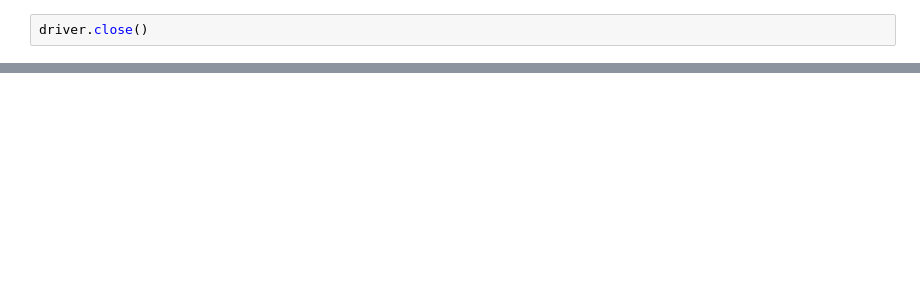
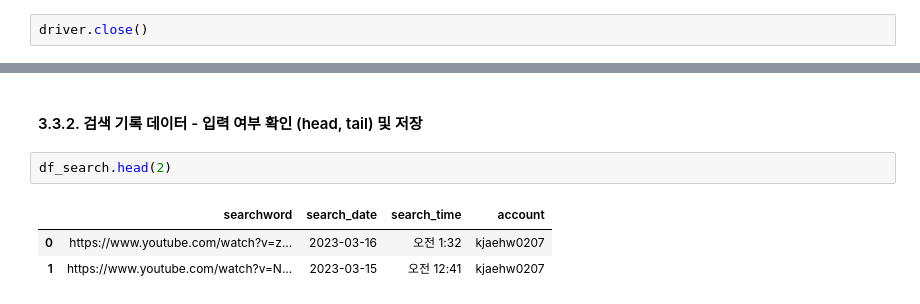
Before and after one commit to Jhwan-adV/side1_youtube, a Jupyter notebook: 001_Initial_Watch_Records.ipynb, the cells around one changed output, grey strips where cells are left out. Cells and saved outputs as stored; diff of their text form; blank space fills up the shorter version.

```diff
--- a/001_Initial_Watch_Records.ipynb
+++ b/001_Initial_Watch_Records.ipynb
@@ -434,0 +472,8 @@ df_record.tail(3)
+# %% [markdown]
+#### 3.3.2. 검색 기록 데이터 - 입력 여부 확인 (head, tail) 및 저장
+# %%
+df_search.head(2)
+# %% [output]
+|  | searchword | search_date | search_time | account |
+| 0 | https://www.youtube.com/watch?v=z... | 2023-03-16 | 오전 1:32 | kjaehw0207 |
+| 1 | https://www.youtube.com/watch?v=N... | 2023-03-15 | 오전 12:41 | kjaehw0207 |
```
Also changed, not shown: parts of 58 cells of this notebook.
